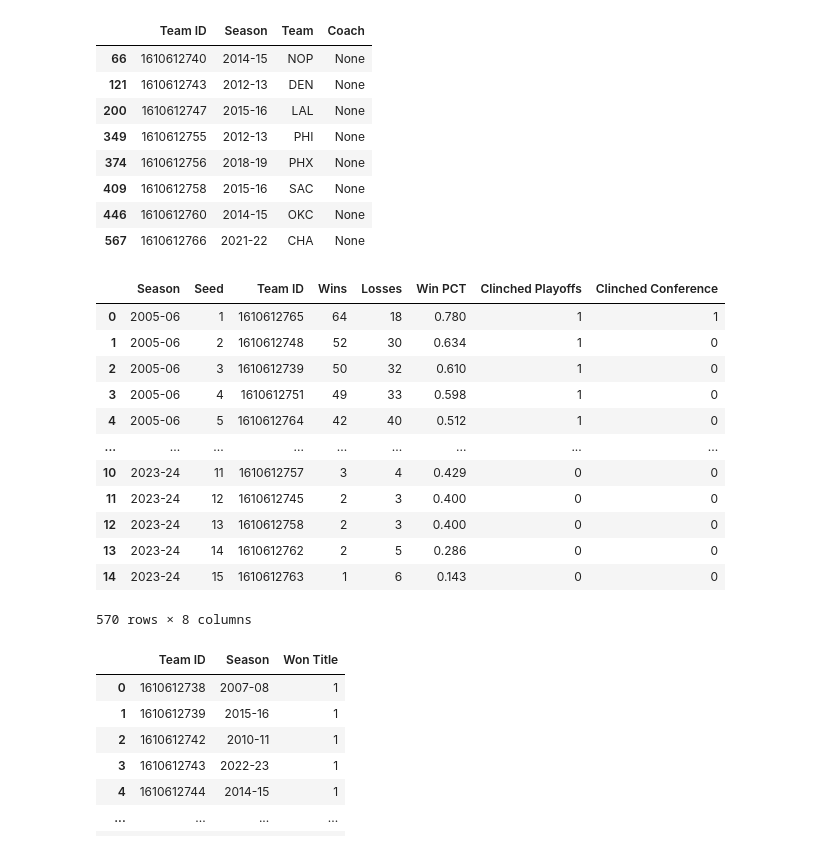
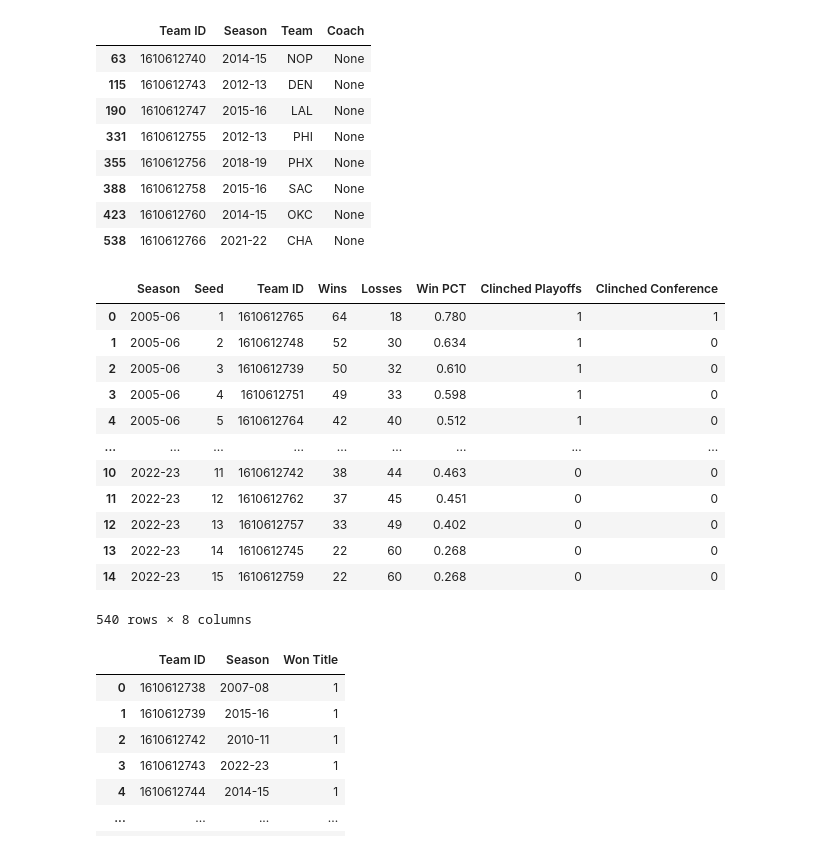
Before and after one commit to cgkelvin/sports-analytics, a Jupyter notebook: analysis.ipynb, the cells around one changed output. Saved outputs shown, nothing was run; the diff lists cells and outputs as text; code cells hidden in the pictures.

```diff
--- a/analysis.ipynb
+++ b/analysis.ipynb
@@ -50,7 +55,7 @@ head_coaches_data = []
 for team in team_info:
     team_id = team['id']
     team_name = team['abbreviation']
-    for season in range(2005, 2024):
+    for season in range(2005, 2023):
         coach_data = commonteamroster.CommonTeamRoster(team_id=team_id, season=season)
         coach_data_df = coach_data.coaches.get_data_frame()
         seasons = f"{season}-{str(season+1)[-2:]}"
@@ -73,18 +78,18 @@ no_data = head_coaches_df[head_coaches_df['Coach'] == 'None']
 no_data
 # %% [output]
 |  | Team ID | Season | Team | Coach |
-| 66 | 1610612740 | 2014-15 | NOP | None |
-| 121 | 1610612743 | 2012-13 | DEN | None |
-| 200 | 1610612747 | 2015-16 | LAL | None |
-| 349 | 1610612755 | 2012-13 | PHI | None |
-| 374 | 1610612756 | 2018-19 | PHX | None |
-| 409 | 1610612758 | 2015-16 | SAC | None |
-| 446 | 1610612760 | 2014-15 | OKC | None |
-| 567 | 1610612766 | 2021-22 | CHA | None |
+| 63 | 1610612740 | 2014-15 | NOP | None |
+| 115 | 1610612743 | 2012-13 | DEN | None |
+| 190 | 1610612747 | 2015-16 | LAL | None |
+| 331 | 1610612755 | 2012-13 | PHI | None |
+| 355 | 1610612756 | 2018-19 | PHX | None |
+| 388 | 1610612758 | 2015-16 | SAC | None |
+| 423 | 1610612760 | 2014-15 | OKC | None |
+| 538 | 1610612766 | 2021-22 | CHA | None |
 # %%
 playoff_picture_df = pd.DataFrame(columns=['Season', 'Seed', 'Team ID', 'Wins', 'Losses', 'Win PCT', 'Clinched Playoffs', 'Clinched Conference'])
 
-for season in range(2005, 2024):
+for season in range(2005, 2023):
     playoff_picture = playoffpicture.PlayoffPicture(season_id='2' + str(season))
 
     EastConfStandings_df = playoff_picture.east_conf_standings.get_data_frame()
@@ -117,38 +122,38 @@ for season in range(2005, 2024):
     west_team_id = WestConfStandings_df['TEAM_ID']
     west_team_clinched_playoffs = WestConfStandings_df['CLINCHED_PLAYOFFS']
     west_team_clinched_conference = WestConfStandings_df['CLINCHED_CONFERENCE']
 
     west_df = pd.DataFrame({
         'Season': f"{season}-{str(season+1)[-2:]}",
         'Team ID': west_team_id,
         'Wins': west_team_wins,
         'Losses': west_team_losses,
         'Win PCT': west_team_pct,
         'Clinched Playoffs': west_team_clinched_playoffs,
         'Clinched Conference': west_team_clinched_conference
         })
     east_df.reset_index(drop=True, inplace=True)
     west_df.reset_index(drop=True, inplace=True)
 
     east_df['Seed'] = east_df.index + 1
     west_df['Seed'] = west_df.index + 1
 
     playoff_picture_df = pd.concat([playoff_picture_df, east_df, west_df])
 
 playoff_picture_df
 # %% [output]
 |  | Season | Seed | Team ID | Wins | Losses | Win PCT | Clinched Playoffs | Clinched Conference |
 | 0 | 2005-06 | 1 | 1610612765 | 64 | 18 | 0.780 | 1 | 1 |
 | 1 | 2005-06 | 2 | 1610612748 | 52 | 30 | 0.634 | 1 | 0 |
 | 2 | 2005-06 | 3 | 1610612739 | 50 | 32 | 0.610 | 1 | 0 |
 | 3 | 2005-06 | 4 | 1610612751 | 49 | 33 | 0.598 | 1 | 0 |
 | 4 | 2005-06 | 5 | 1610612764 | 42 | 40 | 0.512 | 1 | 0 |
 | ... | ... | ... | ... | ... | ... | ... | ... | ... |
-| 10 | 2023-24 | 11 | 1610612757 | 3 | 4 | 0.429 | 0 | 0 |
-| 11 | 2023-24 | 12 | 1610612745 | 2 | 3 | 0.400 | 0 | 0 |
-| 12 | 2023-24 | 13 | 1610612758 | 2 | 3 | 0.400 | 0 | 0 |
-| 13 | 2023-24 | 14 | 1610612762 | 2 | 5 | 0.286 | 0 | 0 |
-| 14 | 2023-24 | 15 | 1610612763 | 1 | 6 | 0.143 | 0 | 0 |
+| 10 | 2022-23 | 11 | 1610612742 | 38 | 44 | 0.463 | 0 | 0 |
+| 11 | 2022-23 | 12 | 1610612762 | 37 | 45 | 0.451 | 0 | 0 |
+| 12 | 2022-23 | 13 | 1610612757 | 33 | 49 | 0.402 | 0 | 0 |
+| 13 | 2022-23 | 14 | 1610612745 | 22 | 60 | 0.268 | 0 | 0 |
+| 14 | 2022-23 | 15 | 1610612759 | 22 | 60 | 0.268 | 0 | 0 |
-570 rows × 8 columns
+540 rows × 8 columns
 # %%
 data = []
```
Also changed, not shown: parts of 8 cells of this notebook.
